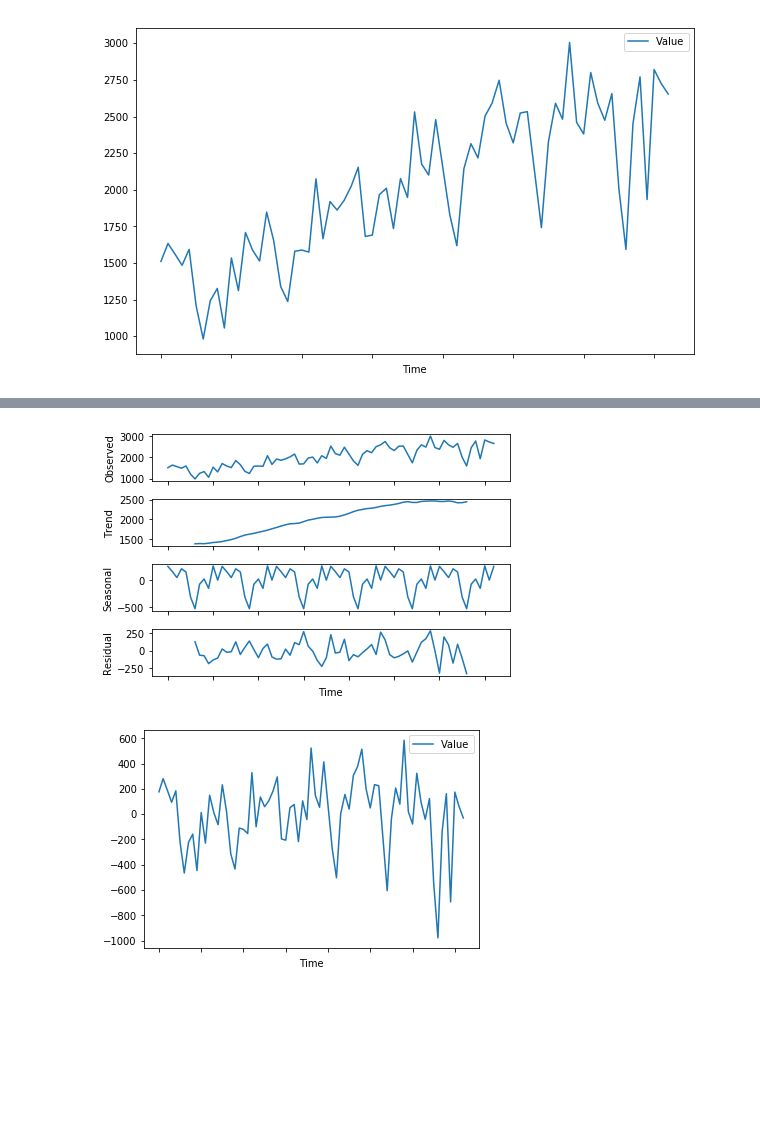
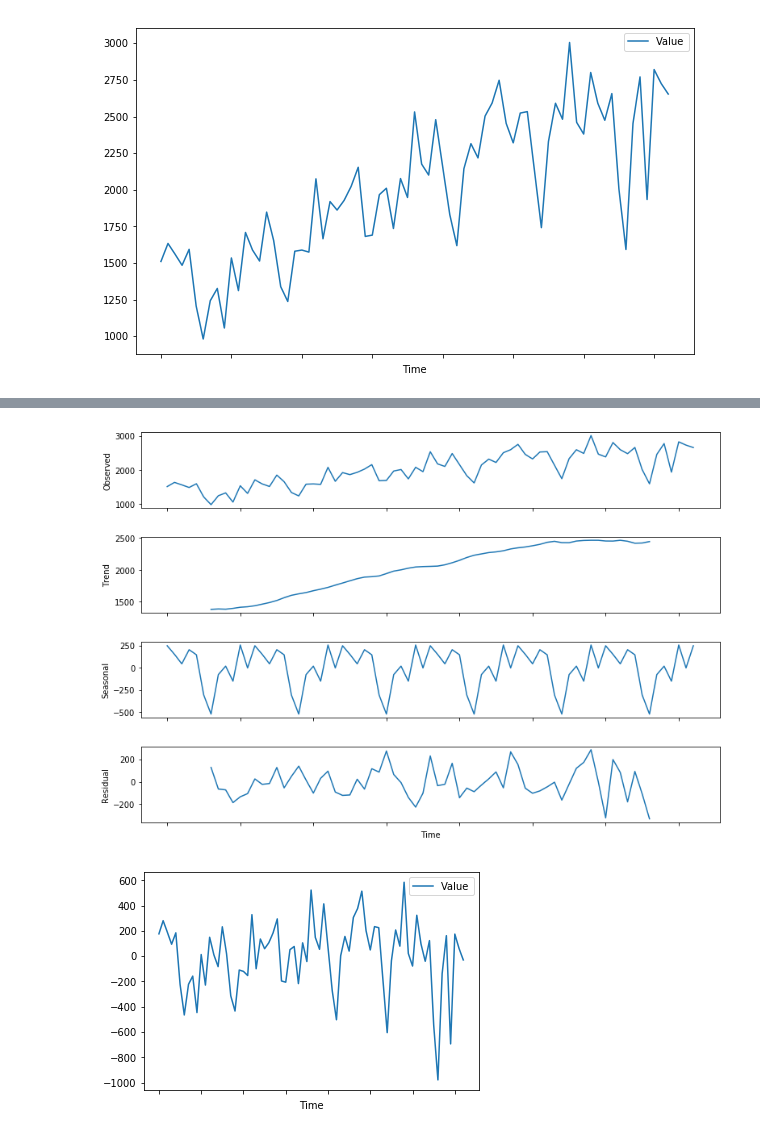
Before and after one commit to luphord/australian-housing-exercise, a Jupyter notebook: notebooks/3.0-Exploring-timeseries.ipynb, the cells around one changed output, grey strips where cells are left out. Saved outputs shown, nothing was run; the diff lists cells and outputs as text; code cells hidden in the pictures; blank space fills up the shorter version.

```diff
--- a/notebooks/3.0-Exploring-timeseries.ipynb
+++ b/notebooks/3.0-Exploring-timeseries.ipynb
@@ -35,6 +49,2 @@ from statsmodels.tsa.seasonal import seasonal_decompose
 # %%
 res = seasonal_decompose(ts, model='additive', freq=12)
-# %%
-res.plot();
-# %% [output]
-[figure, removed]
@@ -43,3 +51,8 @@ from statsmodels.tsa.tsatools import detrend
+# %%
+fig = res.plot()
+fig.set_size_inches((12,8))
+# %% [output]
+[figure, added]
 # %%
 detrend(ts).plot();
 # %% [output]
```
Also changed, not shown: parts of 10 cells of this notebook, 1 other file.
